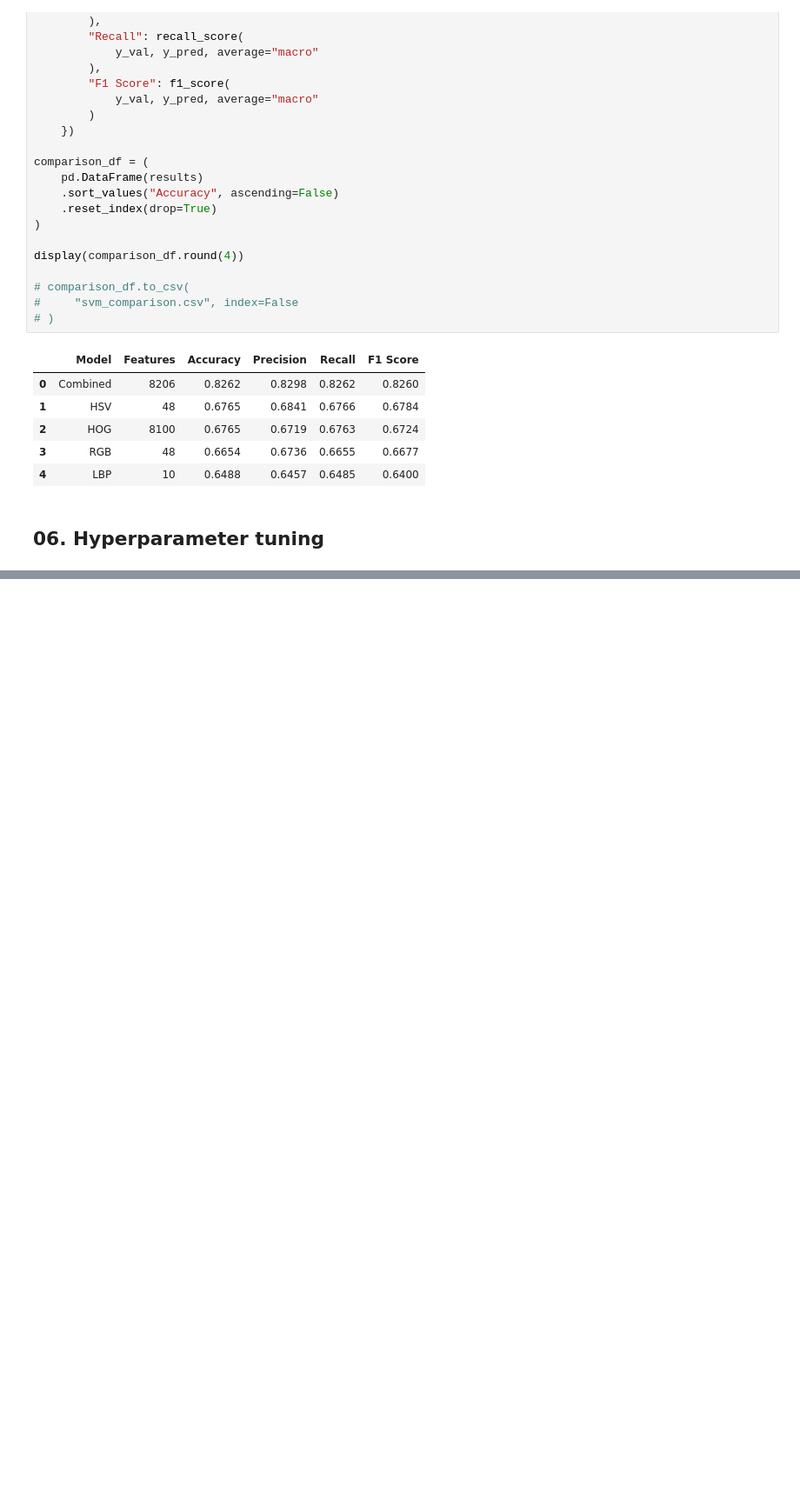
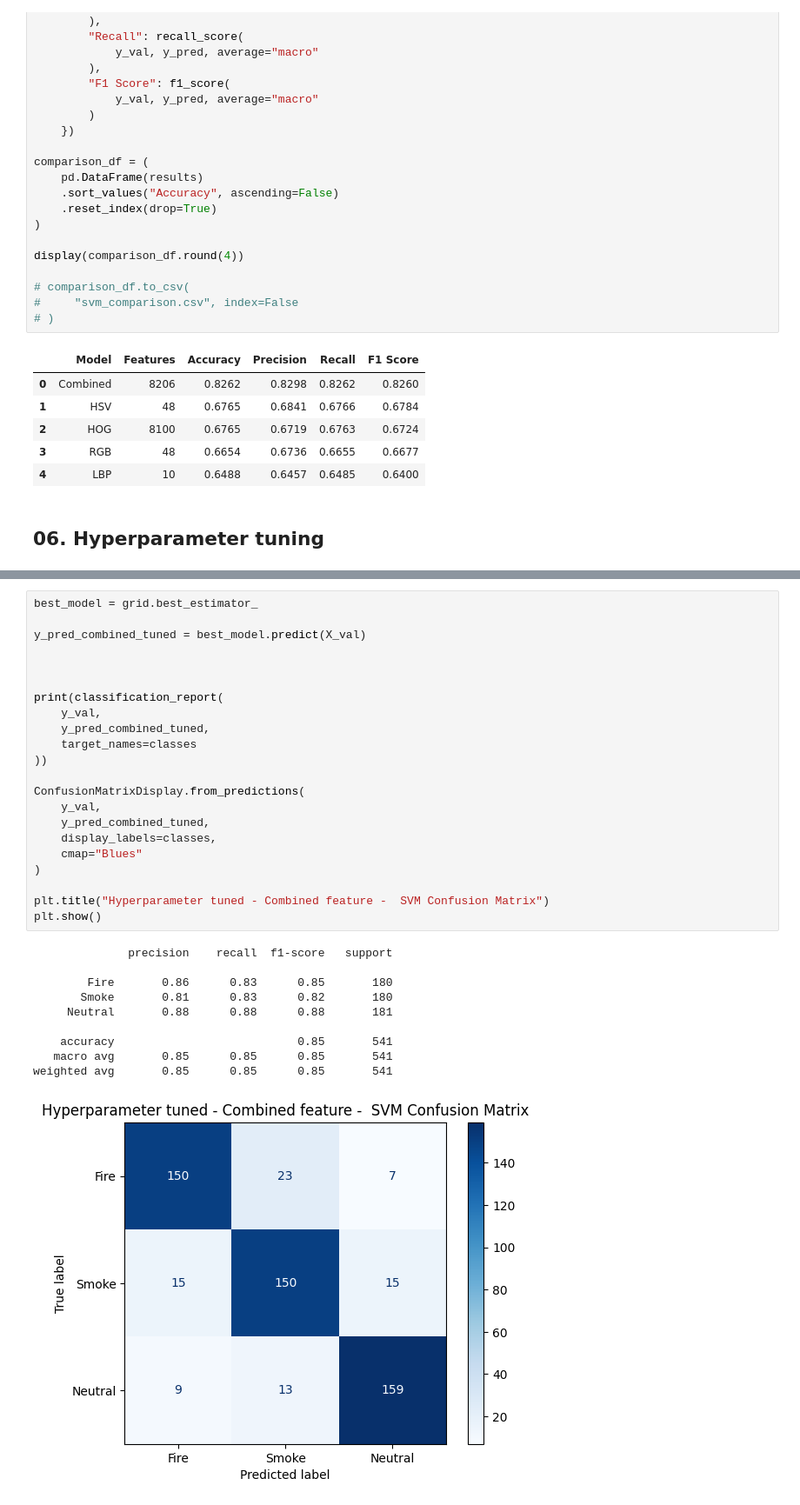
Before and after one commit to sreeramchennakrish/MIDS-281-project, a Jupyter notebook: notebooks/04_classifier_svm.ipynb, the cells around one changed output, grey strips where cells are left out. Shown at 87% size. Saved outputs shown, nothing was run; the diff lists cells and outputs as text; blank space fills up the shorter version.

```diff
--- a/notebooks/04_classifier_svm.ipynb
+++ b/notebooks/04_classifier_svm.ipynb
@@ -411,0 +613,33 @@ display(comparison_df.round(4))
+# %%
+best_model = grid.best_estimator_
+
+y_pred_combined_tuned = best_model.predict(X_val)
+
+
+
+print(classification_report(
+    y_val,
+    y_pred_combined_tuned,
+    target_names=classes
+))
+
+ConfusionMatrixDisplay.from_predictions(
+    y_val,
+    y_pred_combined_tuned,
+    display_labels=classes,
+    cmap="Blues"
+)
+
+plt.title("Hyperparameter tuned - Combined feature -  SVM Confusion Matrix")
+plt.show()
+# %% [output]
+              precision    recall  f1-score   support
+
+        Fire       0.86      0.83      0.85       180
+       Smoke       0.81      0.83      0.82       180
+     Neutral       0.88      0.88      0.88       181
+
+    accuracy                           0.85       541
+   macro avg       0.85      0.85      0.85       541
+weighted avg       0.85      0.85      0.85       541
+[figure, added]
```
Also changed, not shown: parts of 10 cells of this notebook.
